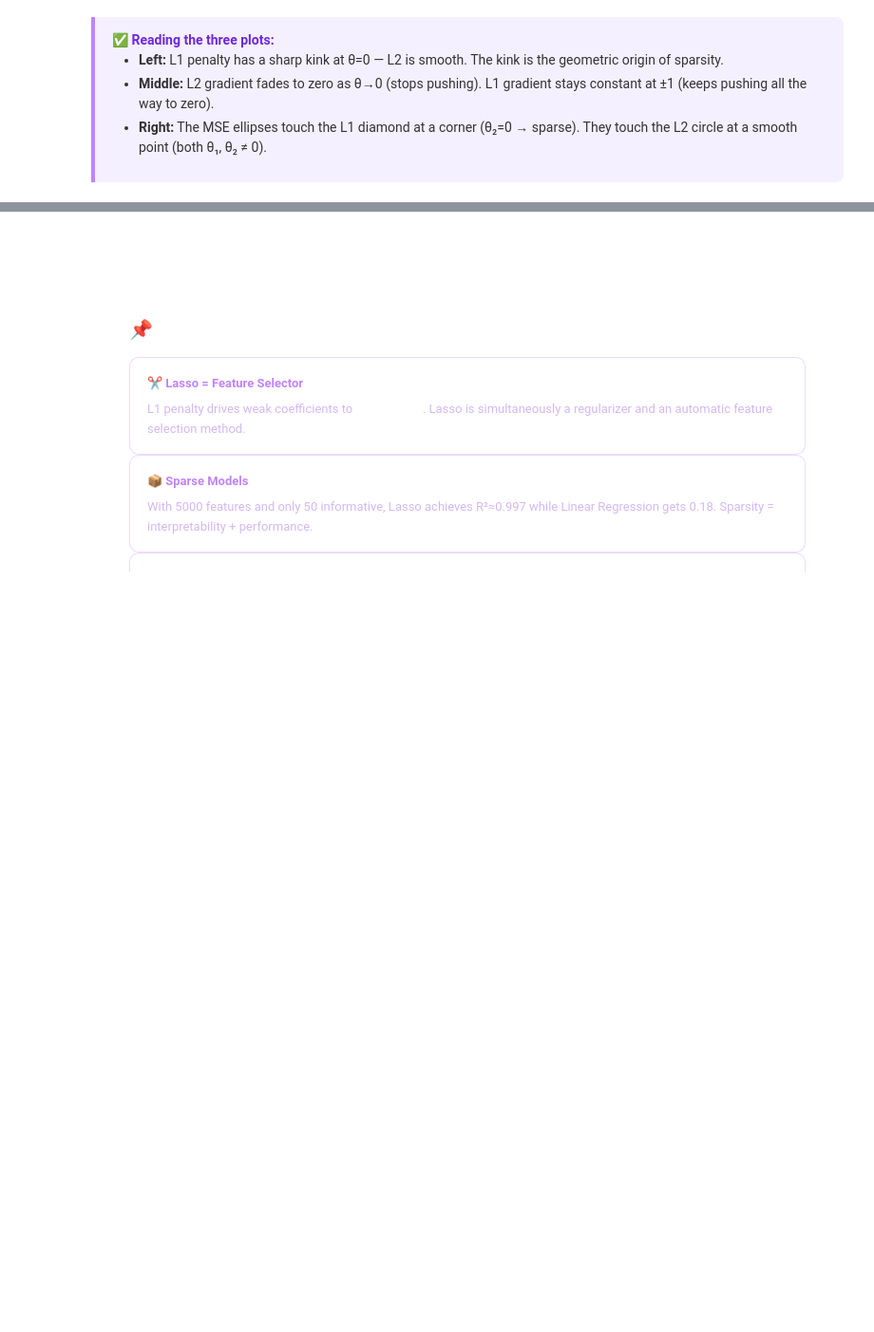
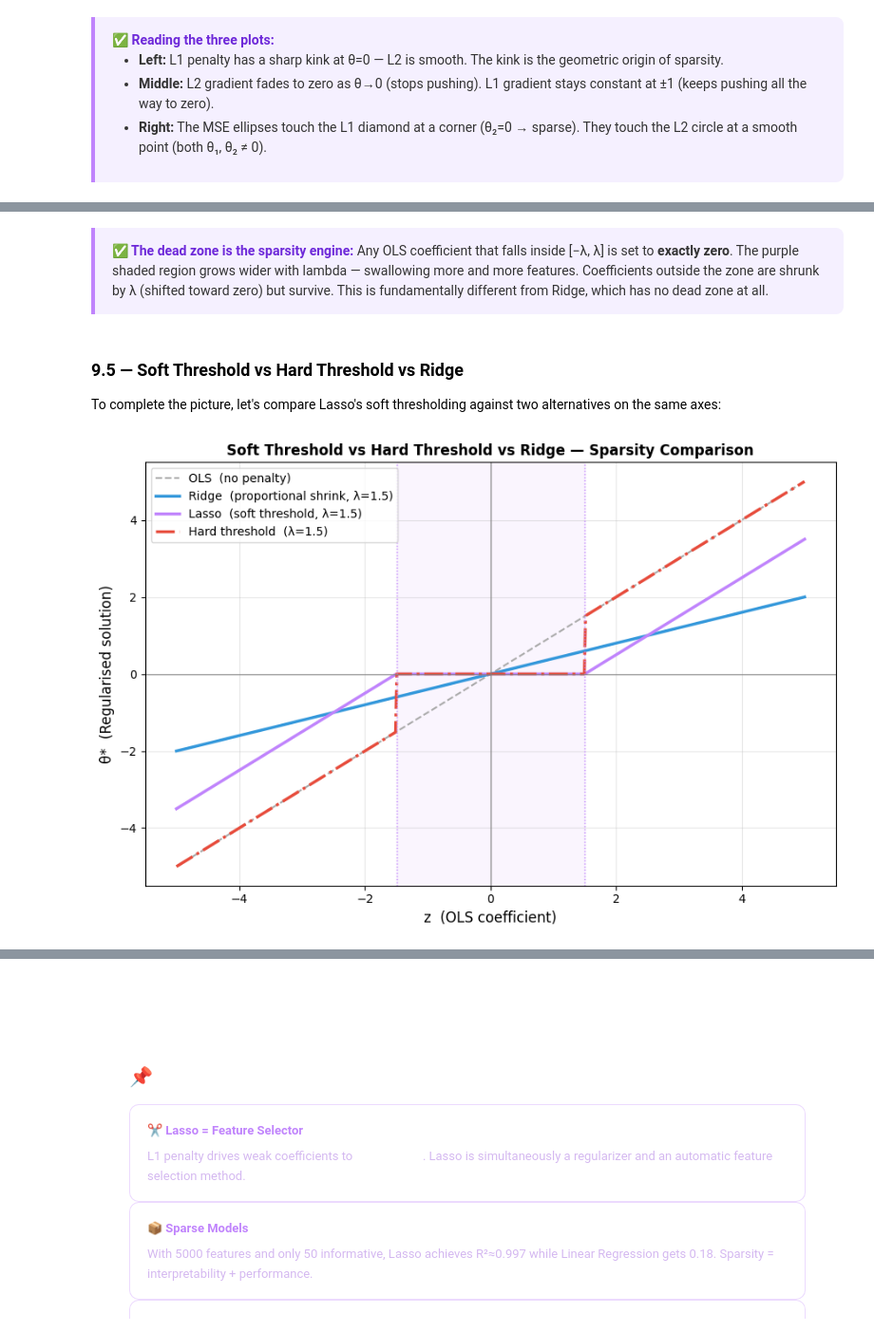
Before and after one commit to ahmedfakhar747/machine-learning-notebooks, a Jupyter notebook: 36_Lasso_Regression_and_Regularization.ipynb, the cells around one changed output, grey strips where cells are left out. Shown at 95% size. Cells and saved outputs as stored; diff of their text form; code cells hidden in the pictures; blank space fills up the shorter version.

```diff
--- a/36_Lasso_Regression_and_Regularization.ipynb
+++ b/36_Lasso_Regression_and_Regularization.ipynb
@@ -701,0 +764,43 @@ plt.show()
+# %% [markdown]
+<div style="background: #f5f0ff; border-left: 4px solid #c084fc; border-radius: 0 8px 8px 0; padding: 14px 18px; margin: 12px 0; font-size: 14px; color: #333;">
+  <strong style="color: #6d28d9;">✅ The dead zone is the sparsity engine:</strong> Any OLS coefficient that falls inside [−λ, λ] is set to <strong>exactly zero</strong>. The purple shaded region grows wider with lambda — swallowing more and more features. Coefficients outside the zone are shrunk by λ (shifted toward zero) but survive. This is fundamentally different from Ridge, which has no dead zone at all.
+</div>
+# %% [markdown]
+### 9.5 — Soft Threshold vs Hard Threshold vs Ridge
+
+To complete the picture, let's compare Lasso's soft thresholding against two alternatives on the same axes:
+# %%
+lam = 1.5
+z   = np.linspace(-5, 5, 500)
+
+# Soft threshold (Lasso)
+soft = soft_threshold(z, lam)
+
+# Hard threshold (eliminates anything inside dead zone with no shrinkage outside)
+hard = np.where(np.abs(z) > lam, z, 0)
+
+# Ridge (proportional shrinkage — always non-zero)
+ridge_shrink = z / (1 + lam)
+
+plt.figure(figsize=(9, 6))
+plt.plot(z, z,             color='#aaa',    linewidth=1.5, linestyle='--', label='OLS  (no penalty)')
+plt.plot(z, ridge_shrink,  color='#3498db', linewidth=2.5, label=f'Ridge  (proportional shrink, λ={lam})')
+plt.plot(z, soft,          color='#c084fc', linewidth=2.5, label=f'Lasso  (soft threshold, λ={lam})')
+plt.plot(z, hard,          color='#e74c3c', linewidth=2.5, linestyle='-.', label=f'Hard threshold  (λ={lam})')
+
+plt.axvspan(-lam, lam, alpha=0.08, color='#c084fc')
+plt.axvline(-lam, color='#c084fc', linewidth=1, linestyle=':')
+plt.axvline( lam, color='#c084fc', linewidth=1, linestyle=':')
+plt.axhline(0, color='gray', linewidth=0.8)
+plt.axvline(0, color='gray', linewidth=0.8)
+
+plt.xlabel('z  (OLS coefficient)', fontsize=12)
+plt.ylabel('θ*  (Regularised solution)', fontsize=12)
+plt.title('Soft Threshold vs Hard Threshold vs Ridge — Sparsity Comparison',
+          fontsize=12, fontweight='bold')
+plt.legend(fontsize=10)
+plt.grid(True, alpha=0.3)
+plt.tight_layout()
+plt.show()
+# %% [output]
+[figure, added]
```
Also changed, not shown: parts of 4 cells of this notebook.
